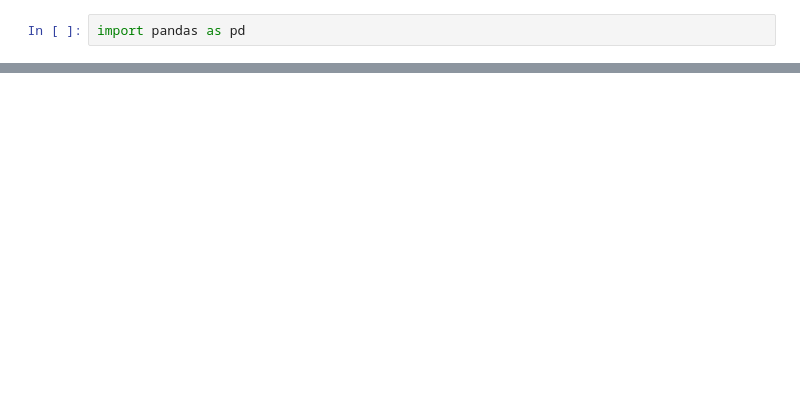
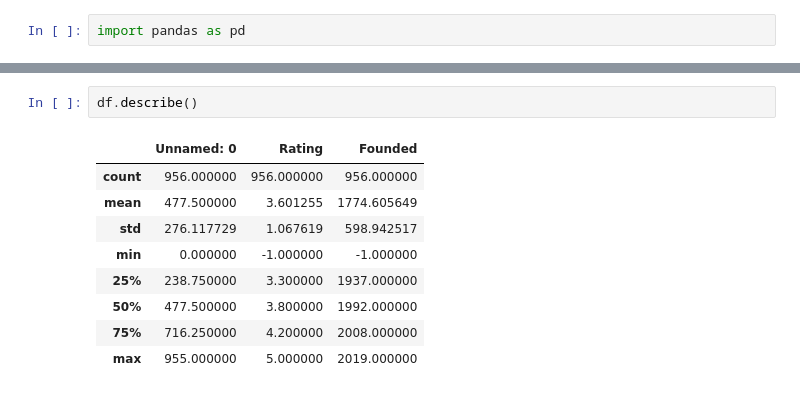
Before and after one commit to samir1968/ds_salary_proj, a Jupyter notebook: data_collection.ipynb, the cells around one changed output, grey strips where cells are left out. Saved outputs shown, nothing was run; the diff lists cells and outputs as text; blank space fills up the shorter version.

```diff
--- a/data_collection.ipynb
+++ b/data_collection.ipynb
@@ -12,0 +26,12 @@ df.head()
+# %%
+df.describe()
+# %% [output]
+|  | Unnamed: 0 | Rating | Founded |
+| count | 956.000000 | 956.000000 | 956.000000 |
+| mean | 477.500000 | 3.601255 | 1774.605649 |
+| std | 276.117729 | 1.067619 | 598.942517 |
+| min | 0.000000 | -1.000000 | -1.000000 |
+| 25% | 238.750000 | 3.300000 | 1937.000000 |
+| 50% | 477.500000 | 3.800000 | 1992.000000 |
+| 75% | 716.250000 | 4.200000 | 2008.000000 |
+| max | 955.000000 | 5.000000 | 2019.000000 |
```
Also changed, not shown: parts of 67 cells of this notebook, 2 other files.
